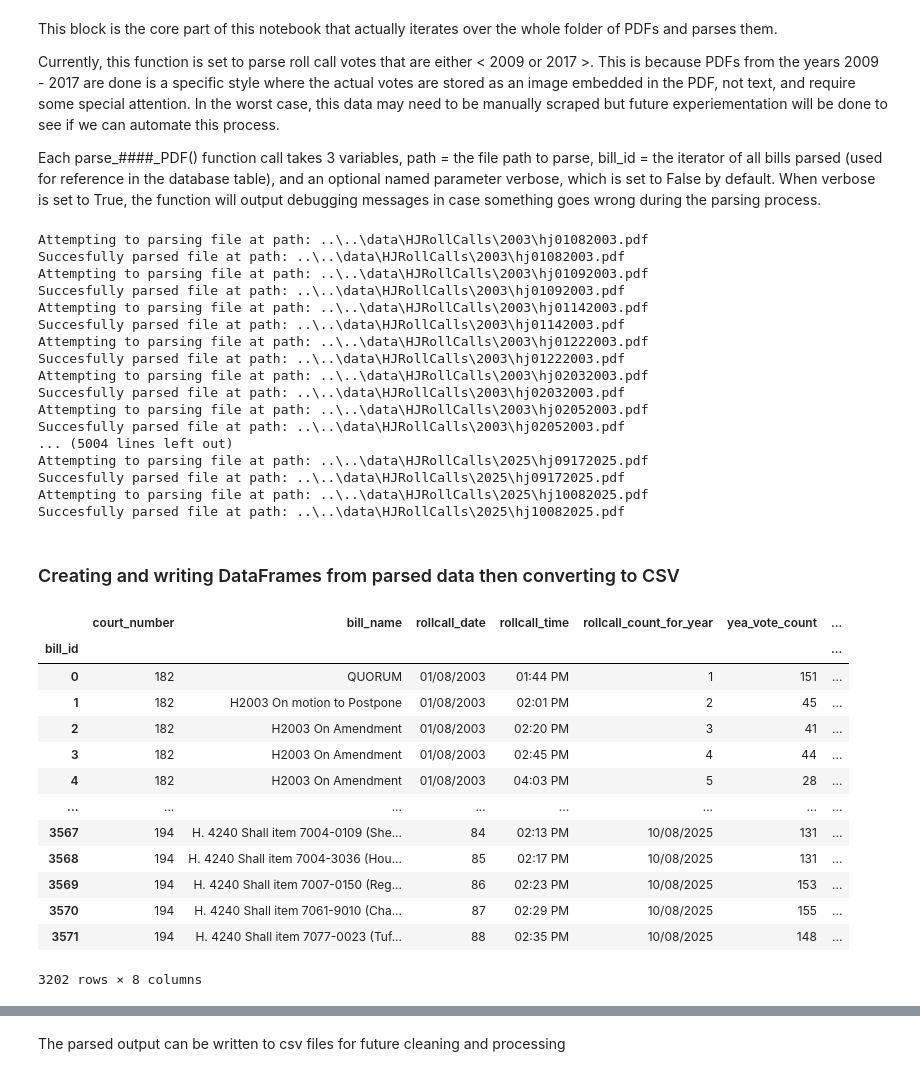
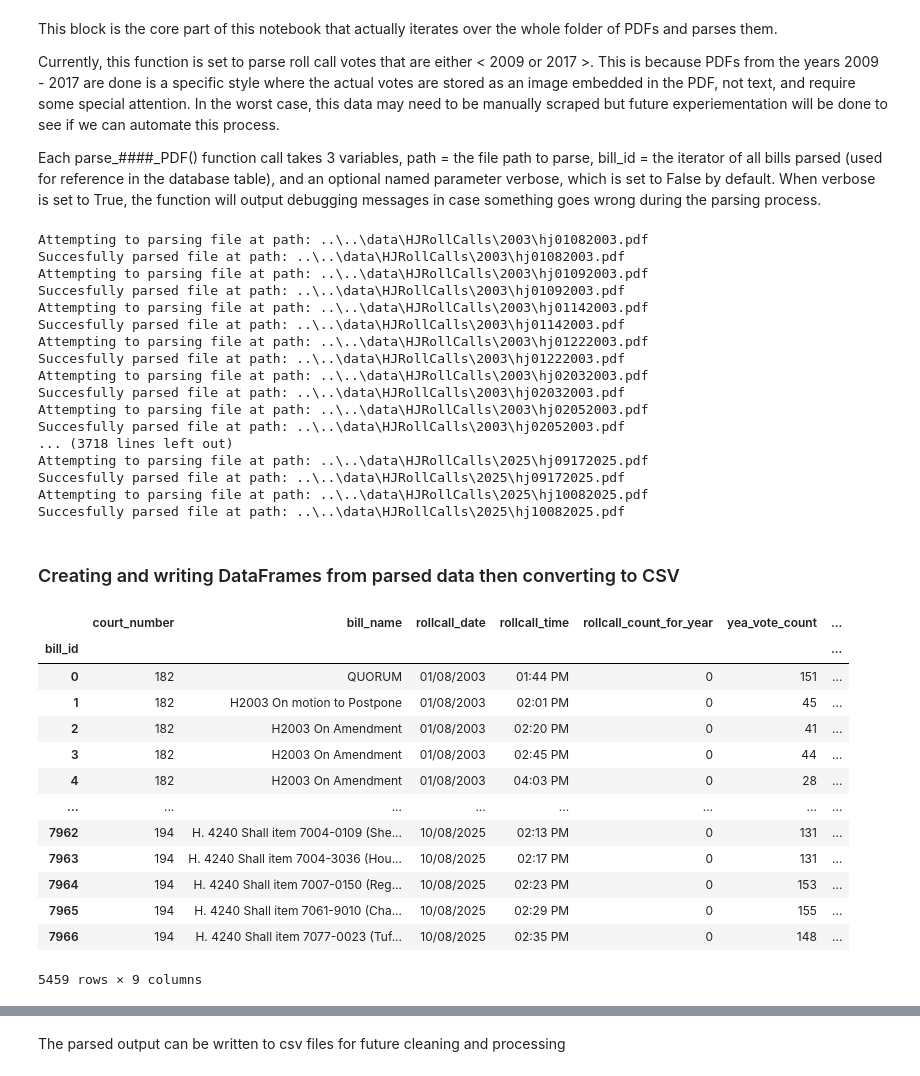
Before and after one commit to BU-Spark/ds-act-on-mass, a Jupyter notebook: fa25-team-a/eda/house_pdf_parsing/parse_house.ipynb, the cells around one changed output, grey strips where cells are left out. Saved outputs shown, nothing was run; the diff lists cells and outputs as text; code cells hidden in the pictures.

Commit message:
Parse all files and fix most failed validations (sub 100 left - including some actual errors from the MALegistlator end which are recorded).

```diff
--- a/fa25-team-a/eda/house_pdf_parsing/parse_house.ipynb
+++ b/fa25-team-a/eda/house_pdf_parsing/parse_house.ipynb
@@ -67,7 +67,7 @@ While a more robust solution can be expanded (or split into a separate function)
 # %%
 years_to_except = [2023, 2024, 2025]
 # %%
-years_to_court_number = {
+year_to_court_number = {
     2003: 182,
     2004: 183,
     2005: 183,
@@ -540,5 +546,5 @@ vote_df
 # %%
-def parse_Post2017_PDF(path, bill_id, court_number, verbose=False):
+def parse_Post2017_PDF(path, bill_id, court_number, rc_year, verbose=False):
 
     doc = pymupdf.open(path)
     all_pdf_bills = []
@@ -552,7 +558,7 @@ def parse_Post2017_PDF(path, bill_id, court_number, verbose=False):
 
         current_pdf_bill_data = []
         current_pdf_bill_data.append(bill_id)
-        current_pdf_bill_data.append(court_number)
+        current_pdf_bill_data.append(int(court_number))
         rc_count_for_year = 0
 
         current_pdf_vote_data = []
@@ -595,7 +601,7 @@ def parse_Post2017_PDF(path, bill_id, court_number, verbose=False):
                         elif j == 2:
                             # Get vote count and type of vote since they appear each on a new line
                             rc_vote_count = match.group('VoteCount')
-                            current_pdf_bill_data.append(rc_vote_count)
+                            current_pdf_bill_data.append(int(rc_vote_count))
 
                             rc_vote_type = match.group('VoteType')
 
@@ -603,7 +609,7 @@ def parse_Post2017_PDF(path, bill_id, court_number, verbose=False):
                         elif j == 3:
                             # Parse RC Vote number
                             rc_count_for_year = match.group('RCNumberForYear')
-                            current_pdf_bill_data.insert(3, rc_count_for_year) # Insert at index so it matches format of other PDF styles
+                            current_pdf_bill_data.insert(3, int(rc_count_for_year)) # Insert at index so it matches format of other PDF styles
 
 
                             if verbose: print(f'Found No. {rc_count_for_year} on current line')
@@ -624,7 +630,7 @@ def parse_Post2017_PDF(path, bill_id, court_number, verbose=False):
                             vote_match = re.match('^(?P<VoteValue>\D{1})$', lines[i+1])
                             vote = vote_match.group('VoteValue')
 
-                            current_pdf_vote_data.append([court_number, rc_count_for_year, name, vote])
+                            current_pdf_vote_data.append([court_number, int(rc_count_for_year), name, vote])
 
                             if verbose: print(f'Found vote {vote} from Rep. {name}')
                         elif j == 6:
@@ -638,7 +644,7 @@ def parse_Post2017_PDF(path, bill_id, court_number, verbose=False):
                                 name_match = re.match('^(?P<Name>Mr. Speaker|([A-Z-][À-ÿa-z.,\'’-]+?)(?: {,1}[\*À-ÿA-Za-z.,\'’-]+)+)$', lines[i+1])
                                 name = name_match.group('Name')
 
-                                current_pdf_vote_data.append([court_number, rc_count_for_year, name, vote])
+                                current_pdf_vote_data.append([court_number, int(rc_count_for_year), name, vote])
                                 nay_vote_found = True
                                 if verbose: print("Found Nay vote, will skip parsing next name")
                             else:
@@ -650,7 +656,21 @@ def parse_Post2017_PDF(path, bill_id, court_number, verbose=False):
                 if not matched:
                     Exception(f"Failed to match regex on line {i} : {line}")
 
-        current_pdf_bill_data[4], current_pdf_bill_data[5] = current_pdf_bill_data[5], current_pdf_bill_data[4]
+
+
+        # Swap again for years in years to except
+        if rc_year in years_to_except:
+            current_pdf_bill_data[3], current_pdf_bill_data[5] = current_pdf_bill_data[5], current_pdf_bill_data[3]
+            current_pdf_bill_data[3], current_pdf_bill_data[4] = current_pdf_bill_data[4], current_pdf_bill_data[3]
+        else:
+            current_pdf_bill_data[4], current_pdf_bill_data[5] = current_pdf_bill_data[5], current_pdf_bill_data[4]
+
+        # Get vote counts from current_pdf_bill_data list (indicex)
+        vote_counts = current_pdf_bill_data[6:9]
+        # validate vote counts and append result to array
+        votes_match, results = validate_vote_counts(current_pdf_vote_data, vote_counts, rc_year=rc_year)
+        current_pdf_bill_data.append(votes_match)
+
         all_pdf_bills.append(current_pdf_bill_data)
         all_pdf_votes.extend(current_pdf_vote_data)
         bill_id += 1
@@ -773,11 +801,11 @@ bill_id = -1
 bill_data = []
 vote_data = []
 
-for path in all_paths:
+for path in tqdm(all_paths):
 
     # If path includes the year <2009, skip for now
     file_year = int(str(path)[23:27])
-    court_number = years_to_court_number[file_year]
+    court_number = year_to_court_number[file_year]
 
     print(f'Attempting to parsing file at path: {path}')
     if file_year < 2009:
@@ -786,11 +814,10 @@ for path in all_paths:
     # Skip files from 2009 - 2017 for now since they will have more things to deal with for parsing
     elif file_year >= 2009 and file_year <= 2017:
         if bill_id < 0: bill_id+1
-        print(f'Skipping file from year: {file_year}')
-        continue
+        current_bill_data, current_vote_data, bill_id = parse_2009through2017_PDF(path, bill_id+1, court_number)
     elif file_year > 2017:
         if bill_id < 0: bill_id+1
-        current_bill_data, current_vote_data, bill_id = parse_Post2017_PDF(path, bill_id+1, court_number)
+        current_bill_data, current_vote_data, bill_id = parse_Post2017_PDF(path, bill_id+1, court_number, file_year)
     else:
         print(f"File in unexpected year attempted to be parsed: {path, file_year}")
         break
@@ -810,7 +837,7 @@ Attempting to parsing file at path: ..\..\data\HJRollCalls\2003\hj02032003.pdf
 Succesfully parsed file at path: ..\..\data\HJRollCalls\2003\hj02032003.pdf
 Attempting to parsing file at path: ..\..\data\HJRollCalls\2003\hj02052003.pdf
 Succesfully parsed file at path: ..\..\data\HJRollCalls\2003\hj02052003.pdf
-... (5004 lines left out)
+... (3718 lines left out)
 Attempting to parsing file at path: ..\..\data\HJRollCalls\2025\hj09172025.pdf
 Succesfully parsed file at path: ..\..\data\HJRollCalls\2025\hj09172025.pdf
 Attempting to parsing file at path: ..\..\data\HJRollCalls\2025\hj10082025.pdf
@@ -819,22 +846,23 @@ Succesfully parsed file at path: ..\..\data\HJRollCalls\2025\hj10082025.pdf
 ### Creating and writing DataFrames from parsed data then converting to CSV
 # %%
 # Create a dataframe from the parsed PDF data for bills
-bill_df = pd.DataFrame(bill_data, columns=['bill_id', 'court_number', 'bill_name', 'rollcall_date', 'rollcall_time', 'rollcall_count_for_year', 'yea_vote_count', 'nay_vote_count', 'not_voting_count'])
+bill_df = pd.DataFrame(bill_data, columns=['bill_id', 'court_number', 'bill_name', 'rollcall_date', 'rollcall_time', 'rollcall_count_for_year', 'yea_vote_count', 'nay_vote_count', 'not_voting_count', 'validated'])
 
 bill_df.set_index('bill_id', inplace=True)
+bill_df.rollcall_count_for_year -= bill_df.rollcall_count_for_year.astype('int64')
 bill_df
 # %% [output]
 |  | court_number | bill_name | rollcall_date | rollcall_time | rollcall_count_for_year | yea_vote_count | ... |
 | bill_id |  |  |  |  |  |  | ... |
-| 0 | 182 | QUORUM | 01/08/2003 | 01:44 PM | 1 | 151 | ... |
-| 1 | 182 | H2003 On motion to Postpone | 01/08/2003 | 02:01 PM | 2 | 45 | ... |
-| 2 | 182 | H2003 On Amendment | 01/08/2003 | 02:20 PM | 3 | 41 | ... |
-| 3 | 182 | H2003 On Amendment | 01/08/2003 | 02:45 PM | 4 | 44 | ... |
-| 4 | 182 | H2003 On Amendment | 01/08/2003 | 04:03 PM | 5 | 28 | ... |
+| 0 | 182 | QUORUM | 01/08/2003 | 01:44 PM | 0 | 151 | ... |
+| 1 | 182 | H2003 On motion to Postpone | 01/08/2003 | 02:01 PM | 0 | 45 | ... |
+| 2 | 182 | H2003 On Amendment | 01/08/2003 | 02:20 PM | 0 | 41 | ... |
+| 3 | 182 | H2003 On Amendment | 01/08/2003 | 02:45 PM | 0 | 44 | ... |
+| 4 | 182 | H2003 On Amendment | 01/08/2003 | 04:03 PM | 0 | 28 | ... |
 | ... | ... | ... | ... | ... | ... | ... | ... |
-| 3567 | 194 | H. 4240 Shall item 7004-0109 (She... | 84 | 02:13 PM | 10/08/2025 | 131 | ... |
-| 3568 | 194 | H. 4240 Shall item 7004-3036 (Hou... | 85 | 02:17 PM | 10/08/2025 | 131 | ... |
-| 3569 | 194 | H. 4240 Shall item 7007-0150 (Reg... | 86 | 02:23 PM | 10/08/2025 | 153 | ... |
-| 3570 | 194 | H. 4240 Shall item 7061-9010 (Cha... | 87 | 02:29 PM | 10/08/2025 | 155 | ... |
-| 3571 | 194 | H. 4240 Shall item 7077-0023 (Tuf... | 88 | 02:35 PM | 10/08/2025 | 148 | ... |
+| 7962 | 194 | H. 4240 Shall item 7004-0109 (She... | 10/08/2025 | 02:13 PM | 0 | 131 | ... |
+| 7963 | 194 | H. 4240 Shall item 7004-3036 (Hou... | 10/08/2025 | 02:17 PM | 0 | 131 | ... |
+| 7964 | 194 | H. 4240 Shall item 7007-0150 (Reg... | 10/08/2025 | 02:23 PM | 0 | 153 | ... |
+| 7965 | 194 | H. 4240 Shall item 7061-9010 (Cha... | 10/08/2025 | 02:29 PM | 0 | 155 | ... |
+| 7966 | 194 | H. 4240 Shall item 7077-0023 (Tuf... | 10/08/2025 | 02:35 PM | 0 | 148 | ... |
-3202 rows × 8 columns
+5459 rows × 9 columns
```
Also changed, not shown: parts of 24 cells of this notebook.
